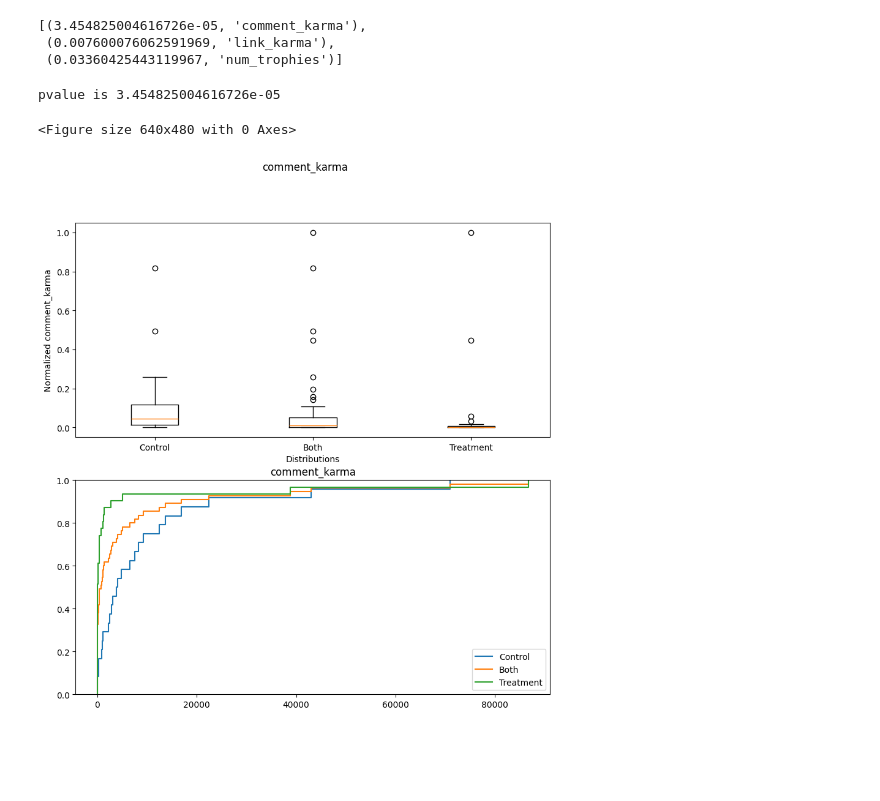
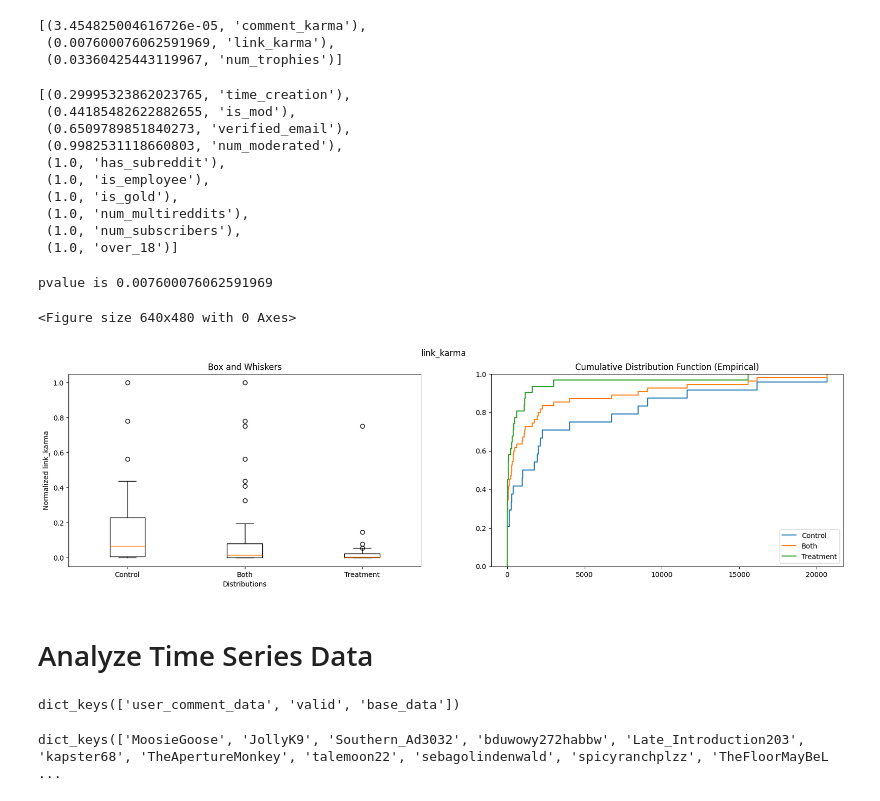
Before and after one commit to jellyfish45/Reddit-Crawler-Data, a Jupyter notebook: GroupComparison/user_group_comparison.ipynb, the cells around one changed output. Saved outputs shown, nothing was run; the diff lists cells and outputs as text; code cells hidden in the pictures; blank space fills up the shorter version.

Commit message:
pushing so can both review data gathering

```diff
--- a/GroupComparison/user_group_comparison.ipynb
+++ b/GroupComparison/user_group_comparison.ipynb
@@ -112,6 +94,15 @@ def get_data_from_txt(txt:str):
       "optimistic", "satisfied",
         "excited"],normalize = True)
 
+
+    #we want to make these average to 0
+    summed = 0
+    for v in normalized.values(): summed += v
+    to_add = -summed/len(normalized)
+
+    for k in normalized.keys():
+        normalized[k] += to_add
+
     return normalized
 
     # assert False, "use the lexicon Jiayi uses for results - note this is current but idk there is way to get past one"
@@ -151,5 +142,11 @@ reddit = praw.Reddit(
     user_agent="jellyfish"
 )
 # %%
-user = reddit.redditor('Sariel007')
+# user = reddit.redditor('Sariel007')
 #https://praw.readthedocs.io/en/stable/code_overview/reddit/user.html#praw.models.User
+
+this_redditor = reddit.redditor('Sariel007')
+for comment in this_redditor.comments.top():
+    # print("\n".join(dir(comment)))
+    print(comment.subreddit_id)
+    break
@@ -187,7 +186,7 @@ class Enum:
 
 def process_comments(redditor:praw.models.Redditor) -> List[Tuple[datetime.date, Dict]]:
     comment_arr = list()
-    for comment in user.comments.top():
+    for comment in redditor.comments.top():
         date = datetime.fromtimestamp(comment.created_utc)
         val_here = {
             "is_edited": comment.edited,
@@ -199,7 +198,9 @@ def process_comments(redditor:praw.models.Redditor) -> List[Tuple[datetime.date,
             "num_ups": comment.ups,
             "num_downs": comment.downs,
             # "body": comment.body,
-            "date": date
+            # "date": comment.created_utc,
+            "is_submitter": comment.is_submitter,
+            "stickied": comment.stickied
         }
         for name, txt_data in [("title", comment.link_title), ("body", comment.body)]:
             emotion_dict = get_data_from_txt(txt_data)
@@ -240,13 +241,13 @@ def get_base_data(user_name: str):
     print("base data for ", user_name)
     try:
         this_redditor = reddit.redditor(user_name)
+        print("returning")
+        to_ret = {"user_comment_data": process_comments(this_redditor), "valid": True}
+        to_ret.update({"base_data": get_base_data_redditor(this_redditor)})
+        return to_ret
     except Exception as E:
         print("Exception is ", E)
         return {"valid": False}
-    print("returning")
-    to_ret = {"user_comment_data": process_comments(this_redditor), "valid": True}
-    to_ret.update({"base_data": get_base_data_redditor(this_redditor)})
-    return to_ret
 # %%
 treatment
 # %% [output]
@@ -421,23 +420,28 @@ def visualize_continuous_data(dist1, dist2, name):
     #boxplot
     plt.figure()
 
-    fig, axs = plt.subplots(2, 1, figsize=(10,10))
+    fig, axs = plt.subplots(1,2, figsize=(20,5))
     _min = min(min(dist1), min(dist2))
     _max = max(max(dist1), max(dist2))
 
     epsilon = 1/1000000
     dist1 = [(v - _min)/(_max - _min + epsilon) for v in dist1]
     dist2 = [(v - _min)/(_max - _min + epsilon) for v in dist2]
+
+    # plt.title("Box and Whiskers")
+    axs[0].set_title("Box and Whiskers")
     axs[0].boxplot([dist1, dist1+dist2, dist2])
     axs[0].set_xlabel("Distributions")
     axs[0].set_ylabel("Normalized " + name)
     axs[0].set_xticks([1,2,3], ["Control", "Both", "Treatment"])
 
+
+
     axs[1].ecdf(d1)
     axs[1].ecdf(d1+d2)
     axs[1].ecdf(d2)
 
-    plt.title(name)
+    plt.title("Cumulative Distribution Function (Empirical)")
     plt.legend(["Control", "Both", "Treatment"])
     plt.suptitle(name)
 
@@ -567,9 +571,32 @@ all_sig_diff
 [(3.454825004616726e-05, 'comment_karma'),
  (0.007600076062591969, 'link_karma'),
  (0.03360425443119967, 'num_trophies')]
+# %%
+all_not_sig_diff
+# %% [output]
+[(0.29995323862023765, 'time_creation'),
+ (0.44185482622882655, 'is_mod'),
+ (0.6509789851840273, 'verified_email'),
+ (0.9982531118660803, 'num_moderated'),
+ (1.0, 'has_subreddit'),
+ (1.0, 'is_employee'),
+ (1.0, 'is_gold'),
+ (1.0, 'num_multireddits'),
+ (1.0, 'num_subscribers'),
+ (1.0, 'over_18')]
 # %%
-display_plot_by_name["comment_karma"].show()
+display_plot_by_name["link_karma"].show()
 # %% [output]
-pvalue is 3.454825004616726e-05
+pvalue is 0.007600076062591969
 <Figure size 640x480 with 0 Axes>
-[figure, old version]
+[figure, new version]
+# %% [markdown]
+# Analyze Time Series Data
+# %%
+control_dataset[list(control_dataset.keys())[0]].keys()
+# %% [output]
+dict_keys(['user_comment_data', 'valid', 'base_data'])
+# %%
+treatment_dataset.keys()
+# %% [output]
+dict_keys(['MoosieGoose', 'JollyK9', 'Southern_Ad3032', 'bduwowy272habbw', 'Late_Introduction203', 'kapster68', 'TheApertureMonkey', 'talemoon22', 'sebagolindenwald', 'spicyranchplzz', 'TheFloorMayBeL ...
```
Also changed, not shown: parts of 22 cells of this notebook, 6 other files.
